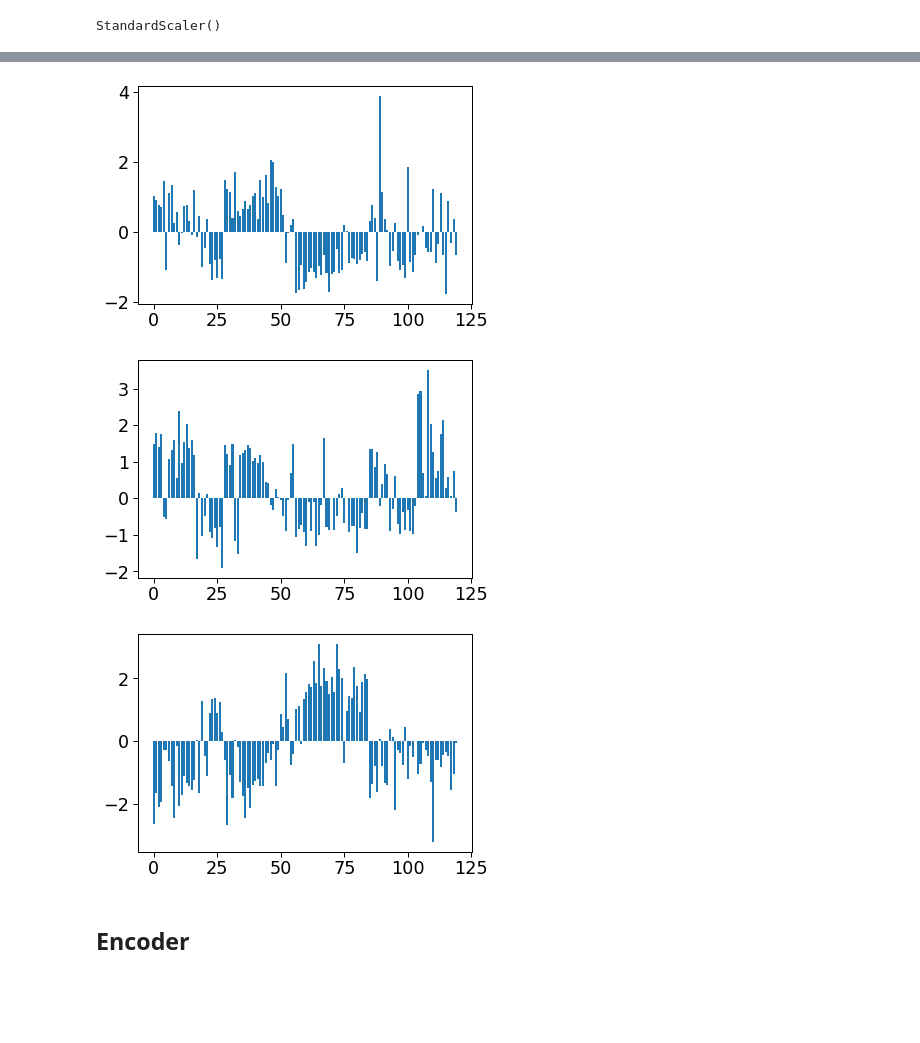
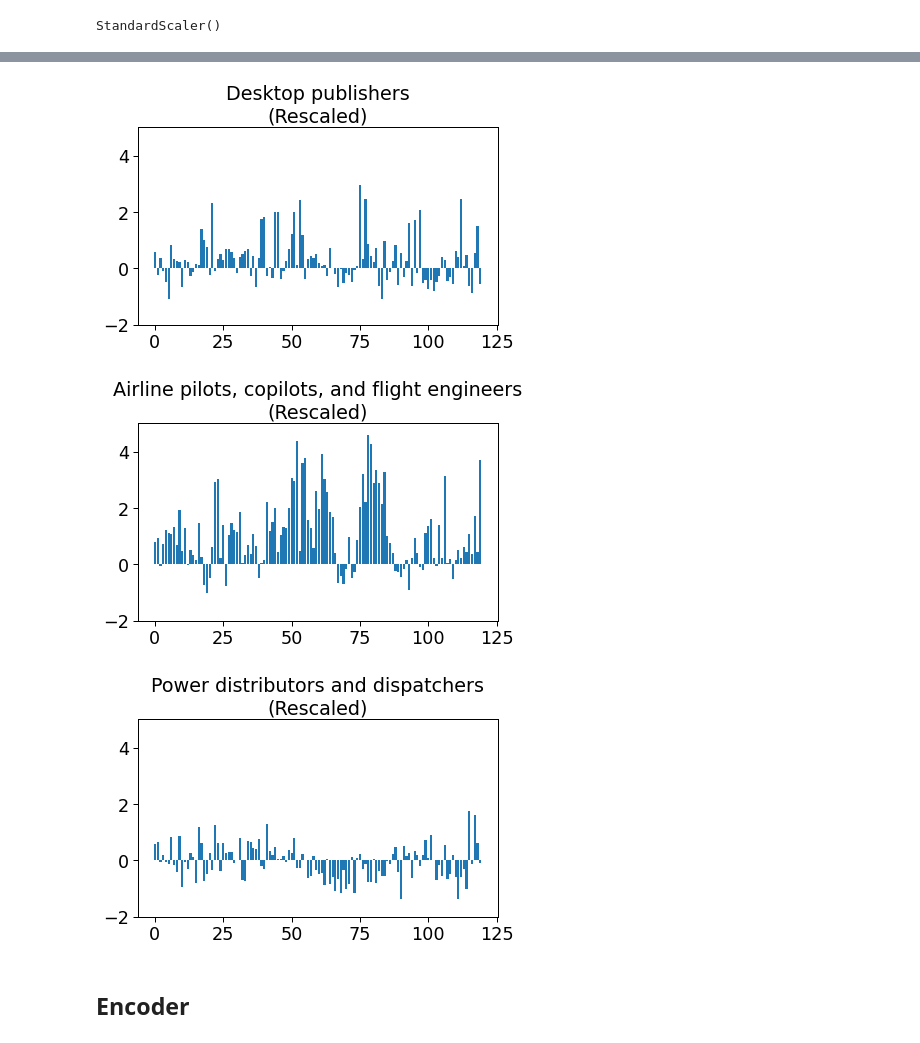
Before and after one commit to alexrutherford/generative_jobs, a Jupyter notebook: vae_new_jobs.ipynb, the cells around one changed output, grey strips where cells are left out. Cells and saved outputs as stored; diff of their text form; code cells hidden in the pictures; blank space fills up the shorter version.

```diff
--- a/vae_new_jobs.ipynb
+++ b/vae_new_jobs.ipynb
@@ -48,2 +69,4 @@ df.head()
+# %%
+jobDict = jobsTasksDf.to_dict(orient = 'index')
 # %% [markdown]
 ## Quick Exploration
@@ -85,9 +80,15 @@ df.head()
 # %%
 for i in range(3):
-    plt.bar(range(df.shape[1]),df.sample(1).values[0])
+    ii = random.randint(0,df.shape[0] - 1)
+    print('Randomly selected',ii)
+    plt.bar(range(df.shape[1]),df.iloc[ii,:].values)
+
     if isTasks:
         plt.ylim(0,1.1)
     else:
         plt.ylim(0,5.0)
+    plt.title(jobDict[jobsDf.iloc[ii,1][:-3]][' Job Title'].capitalize())
+    plt.tight_layout()
+    plt.savefig('figs/random_example_projection_{:d}.png'.format(ii),dpi = 300)
     plt.show()
 # %% [output]
@@ -119,12 +123,14 @@ if isTasks:
     print('isTasks = True')
     bins = np.linspace(0,1,11)
     yMax = 400
+    yMin = -40
     nFeatures = 120
     ll = l +1
 else:
     print('isTasks = False')
     bins = np.linspace(0,7,8)
     yMax = 20000
+    yMin = -200
     nFeatures = 230
     ll = l + 2
 
@@ -132,7 +138,7 @@ for i in range(df.shape[1]):
     ax = plt.subplot(l, ll, i+1)
 
     plt.hist(df.iloc[:,i].values,bins = bins)
-    plt.ylim(0,yMax)
+    plt.ylim(yMin,yMax)
     plt.xticks([],[])
     plt.yticks([],[])
 
@@ -141,7 +147,12 @@ for i in range(df.shape[1]):
     #ax.spines['bottom'].set_visible(False)
     ax.spines['left'].set_visible(False)
 
-plt.savefig('features_hist_all.png',dpi = 300)
+    plt.tight_layout()
+
+if isTasks:
+    plt.savefig('features_hist_tasks_all.png',dpi = 300)
+else:
+    plt.savefig('features_hist_skills_all.png',dpi = 300)
 # %% [output]
 l =  10
 isTasks = False
@@ -168,12 +179,14 @@ if isTasks:
     print('isTasks = True')
     bins = np.linspace(0,1,11)
     yMax = 100
+    yMin = -10
     nFeatures = 120
     ll = l +1
 else:
     print('isTasks = False')
     bins = np.linspace(0,7,8)
     yMax = 20000
+    yMin = -200
     nFeatures = 230
     ll = l + 2
 
@@ -181,7 +194,7 @@ for i in range(df.shape[1]):
     ax = plt.subplot(l, ll, i+1)
 
     plt.hist(dfScaled.iloc[:,i].values,bins = bins)
-    plt.ylim(0,yMax)
+    plt.ylim(yMin,yMax)
     plt.xticks([],[])
     plt.yticks([],[])
 
@@ -190,7 +203,12 @@ for i in range(df.shape[1]):
     #ax.spines['bottom'].set_visible(False)
     ax.spines['left'].set_visible(False)
 
-plt.savefig('features_hist_all_scaled.png',dpi = 300)
+    plt.tight_layout()
+
+if isTasks:
+    plt.savefig('features_hist_tasks_all_scaled.png',dpi = 300)
+else:
+    plt.savefig('features_hist_skills_all_scaled.png',dpi = 300)
 # %% [output]
 l =  10
 isTasks = False
@@ -198,17 +234,25 @@ isTasks = False
 # %%
+iis = [17712,19896,22647]
+
 for i in range(3):
-    plt.bar(range(df.shape[1]),dfScaled.sample(1).values[0])
+    plt.bar(range(df.shape[1]),dfScaled.iloc[iis[i],:].values)
+
     if isTasks:
         #plt.ylim(0,1.1)
         pass
     else:
-        #plt.ylim(0,5.0)
+        plt.ylim(-2,5.0)
         pass
+
+    plt.title(jobDict[jobsDf.iloc[iis[i],1][:-3]][' Job Title'].capitalize()+'\n(Rescaled)')
+
+    plt.tight_layout()
+    plt.savefig('figs/random_example_projection_{:d}_scaled.png'.format(iis[i]),dpi = 300)
     plt.show()
 # %% [output]
-[figure, old version]
+[figure, new version]
-[figure, old version]
+[figure, new version]
-[figure, old version]
+[figure, new version]
 # %% [markdown]
 ## Encoder
 # %%
```
Also changed, not shown: parts of 51 cells of this notebook.
